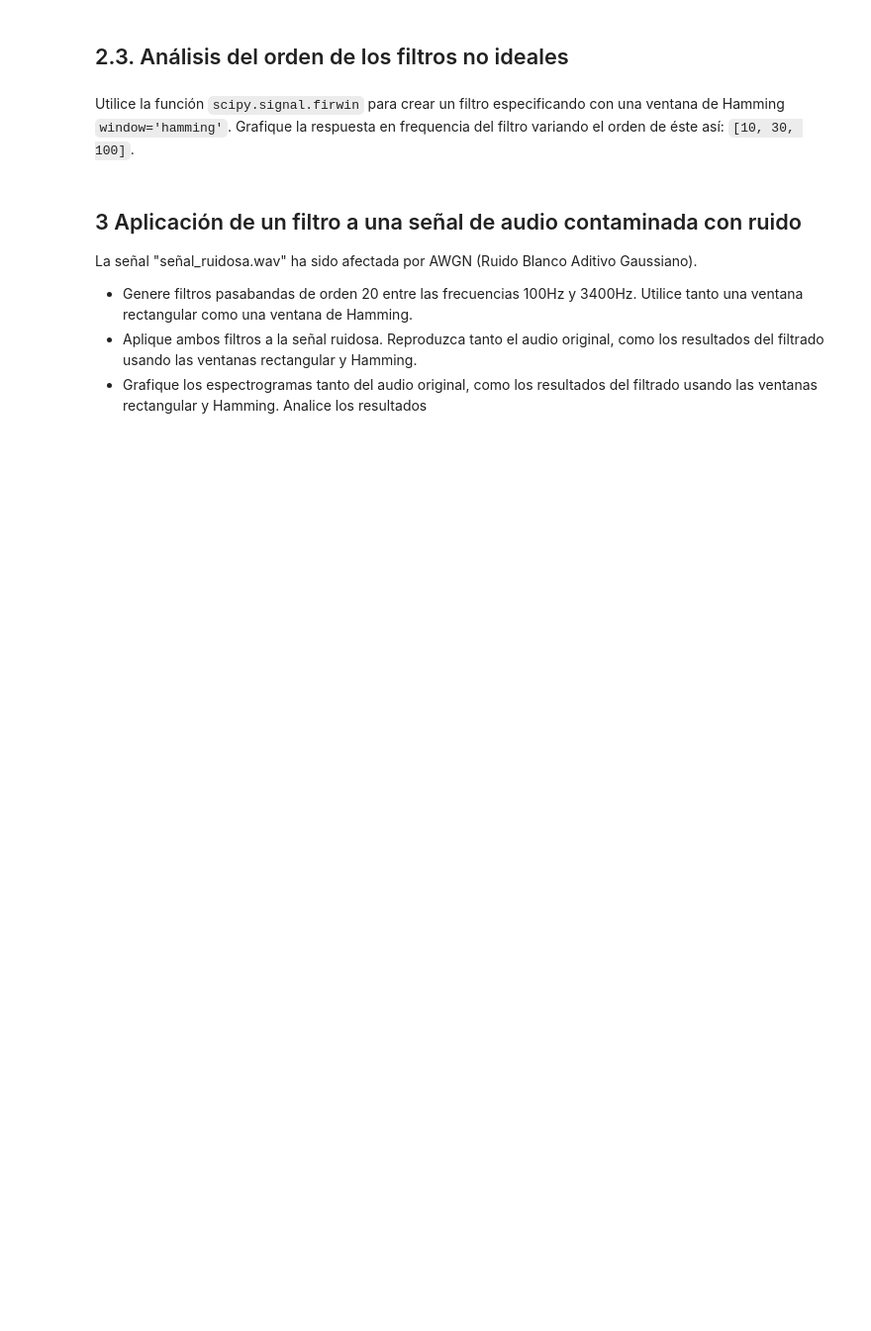
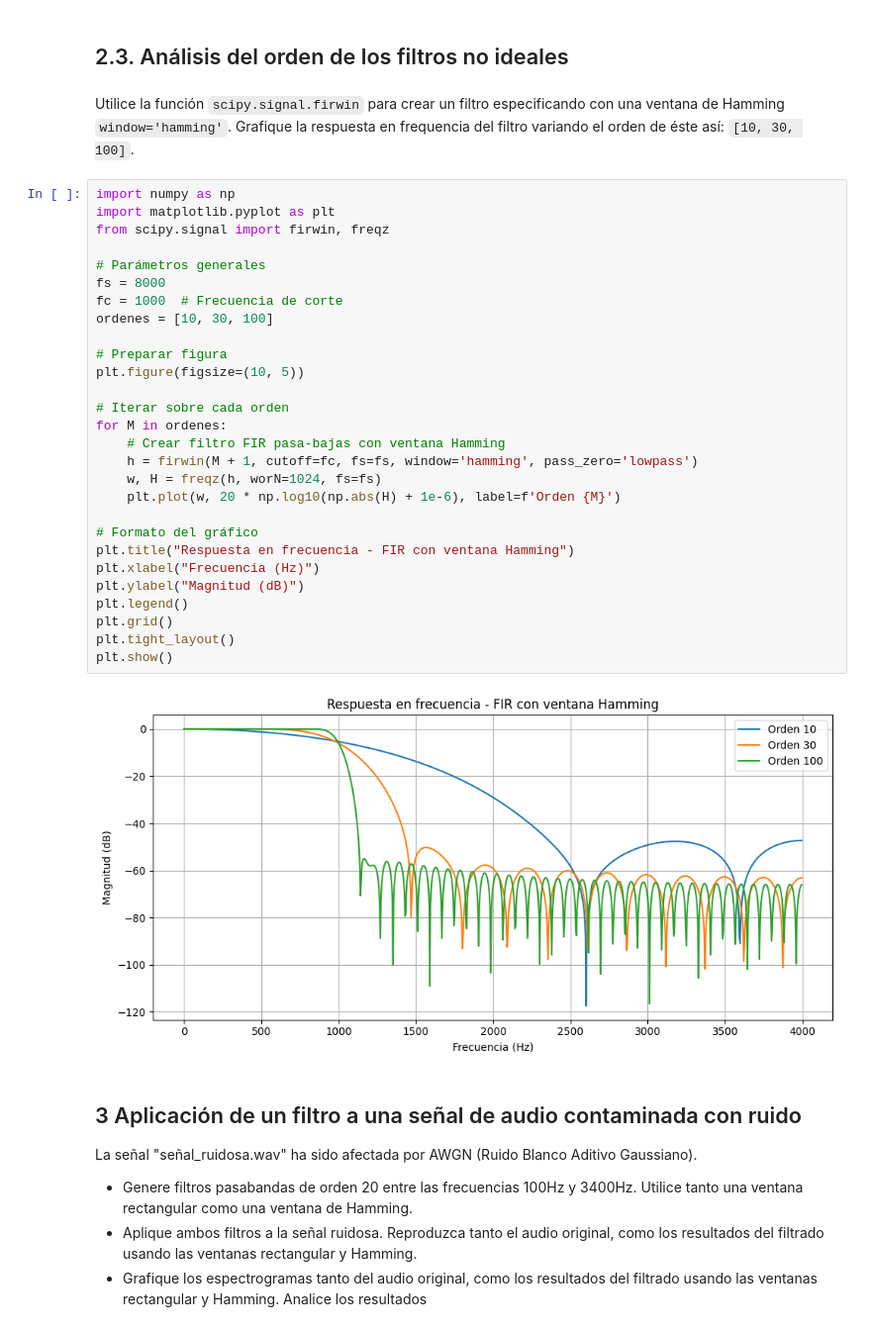
Before and after one commit to jbcgames/Lab_5_senales, a Jupyter notebook: Lab_5_Filtros_Estudiante.ipynb, the cells around one changed output. Shown at 99% size. Saved outputs shown, nothing was run; the diff lists cells and outputs as text; blank space fills up the shorter version.

```diff
--- a/Lab_5_Filtros_Estudiante.ipynb
+++ b/Lab_5_Filtros_Estudiante.ipynb
@@ -190,6 +352,36 @@ Utilizando la función `scipy.signal.get_window` genera las siguientes ventanas
 ## 2.3. Análisis del orden de los filtros no ideales
 # %% [markdown]
 Utilice la función `scipy.signal.firwin` para crear un filtro especificando con una ventana de Hamming `window='hamming'`. Grafique la respuesta en frequencia del filtro variando el orden de éste así: `[10, 30, 100]`.
+# %%
+import numpy as np
+import matplotlib.pyplot as plt
+from scipy.signal import firwin, freqz
+
+# Parámetros generales
+fs = 8000
+fc = 1000  # Frecuencia de corte
+ordenes = [10, 30, 100]
+
+# Preparar figura
+plt.figure(figsize=(10, 5))
+
+# Iterar sobre cada orden
+for M in ordenes:
+    # Crear filtro FIR pasa-bajas con ventana Hamming
+    h = firwin(M + 1, cutoff=fc, fs=fs, window='hamming', pass_zero='lowpass')
+    w, H = freqz(h, worN=1024, fs=fs)
+    plt.plot(w, 20 * np.log10(np.abs(H) + 1e-6), label=f'Orden {M}')
+
+# Formato del gráfico
+plt.title("Respuesta en frecuencia - FIR con ventana Hamming")
+plt.xlabel("Frecuencia (Hz)")
+plt.ylabel("Magnitud (dB)")
+plt.legend()
+plt.grid()
+plt.tight_layout()
+plt.show()
+# %% [output]
+[figure, added]
 # %% [markdown]
 ## 3 Aplicación de un filtro a una señal de audio contaminada con ruido
 La señal "señal_ruidosa.wav" ha sido afectada por AWGN (Ruido Blanco Aditivo Gaussiano).
```
Also changed, not shown: parts of 9 cells of this notebook.
